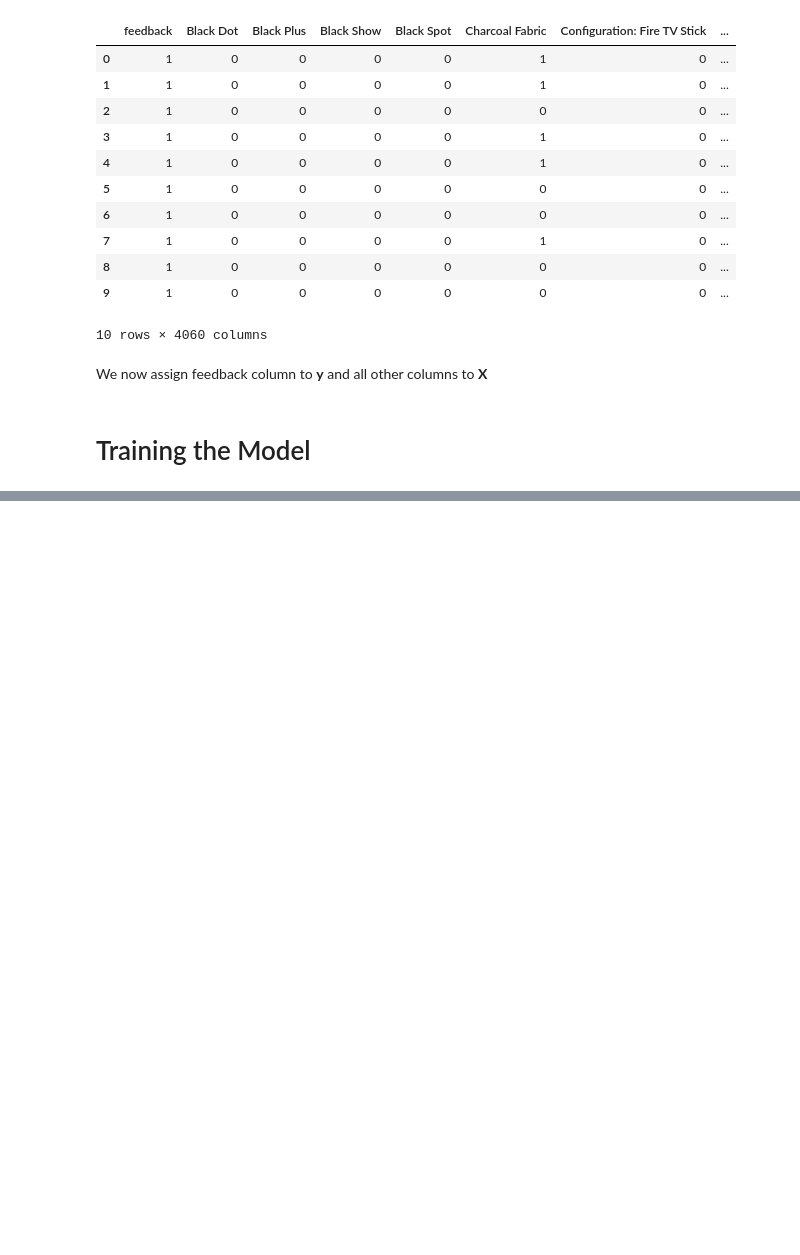
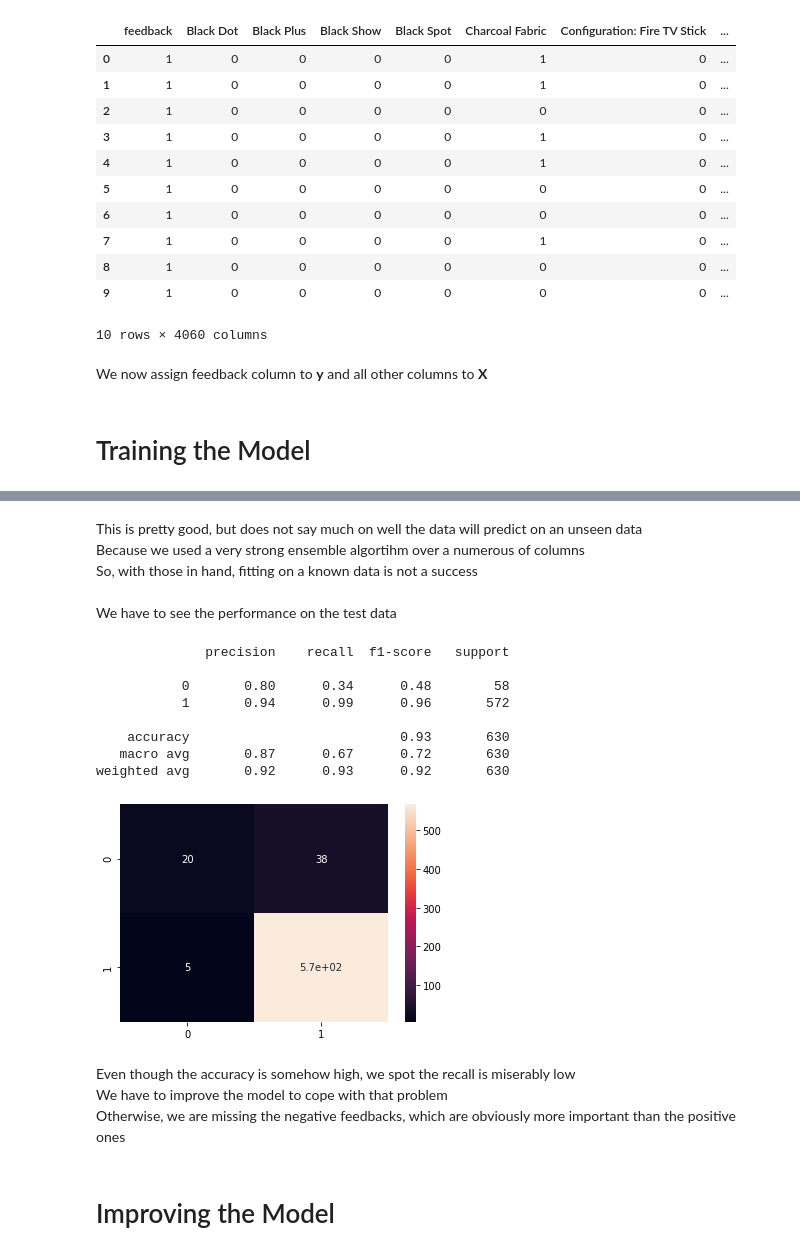
Before and after one commit to emresahinozden/Amazon-Classification-Sentiment_Analysis, a Jupyter notebook: Amazon_Alexa-Classification(Sentiment_Analysis).ipynb, the cells around one changed output, grey strips where cells are left out. Saved outputs shown, nothing was run; the diff lists cells and outputs as text; code cells hidden in the pictures; blank space fills up the shorter version.

```diff
--- a/Amazon_Alexa-Classification(Sentiment_Analysis).ipynb
+++ b/Amazon_Alexa-Classification(Sentiment_Analysis).ipynb
@@ -203,0 +254,27 @@ X = amazon_df.drop(['feedback'],axis=1)
+# %% [markdown]
+This is pretty good, but does not say much on well the data will predict on an unseen data <br>
+Because we used a very strong ensemble algortihm over a numerous of columns <br>
+So, with those in hand, fitting on a known data is not a success <br>
+<br>
+We have to see the performance on the test data
+# %%
+y_predict = randomforest_classifier.predict(X_test)
+cm = confusion_matrix(y_test, y_predict)
+sns.heatmap(cm, annot=True)
+print(classification_report(y_test, y_predict))
+# %% [output]
+              precision    recall  f1-score   support
+
+           0       0.80      0.34      0.48        58
+           1       0.94      0.99      0.96       572
+
+    accuracy                           0.93       630
+   macro avg       0.87      0.67      0.72       630
+weighted avg       0.92      0.93      0.92       630
+[figure, added]
+# %% [markdown]
+Even though the accuracy is somehow high, we spot the recall is miserably low <br>
+We have to improve the model to cope with that problem <br>
+Otherwise, we are missing the negative feedbacks, which are obviously more important than the positive ones
+# %% [markdown]
+# Improving the Model
```
Also changed, not shown: parts of 11 cells of this notebook.
